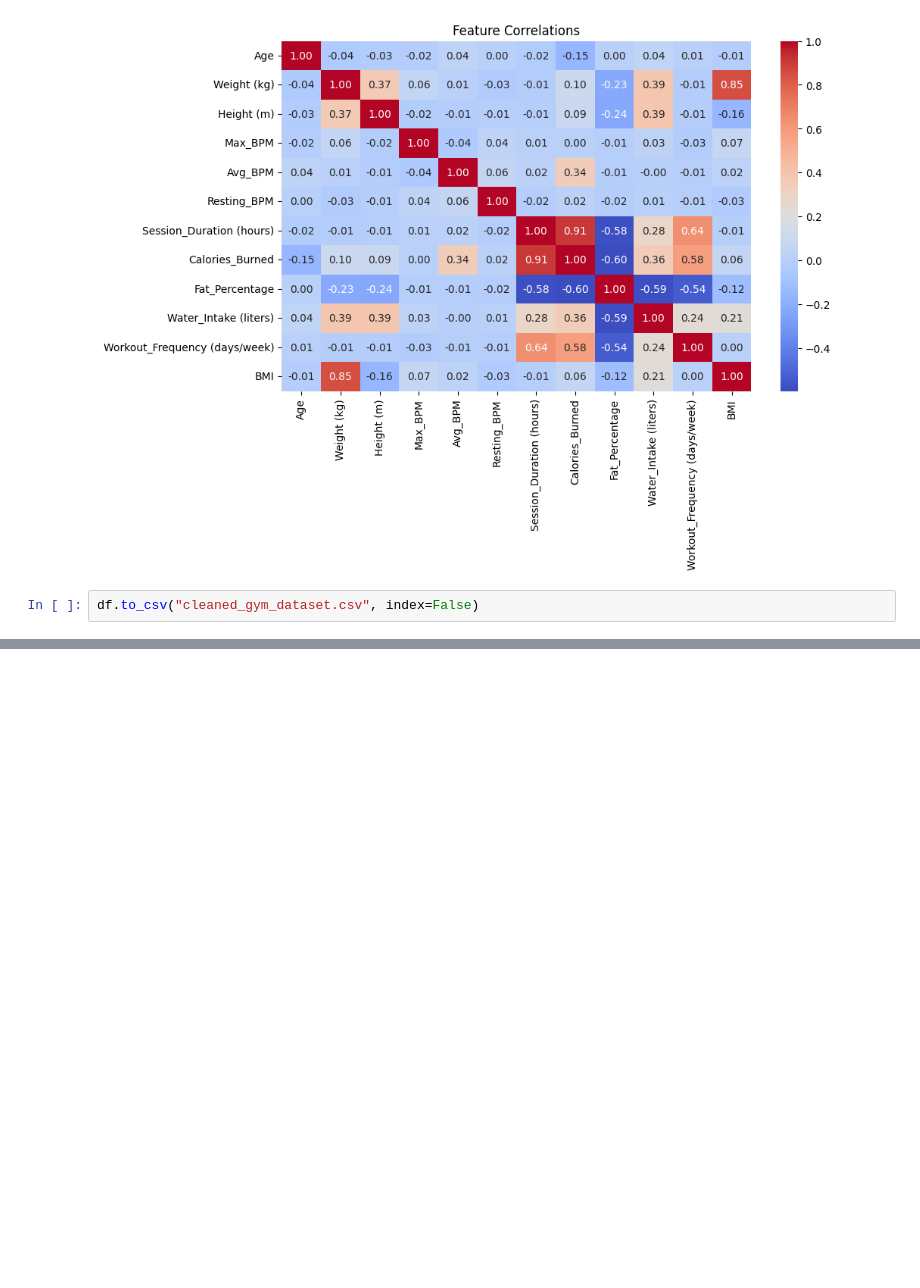
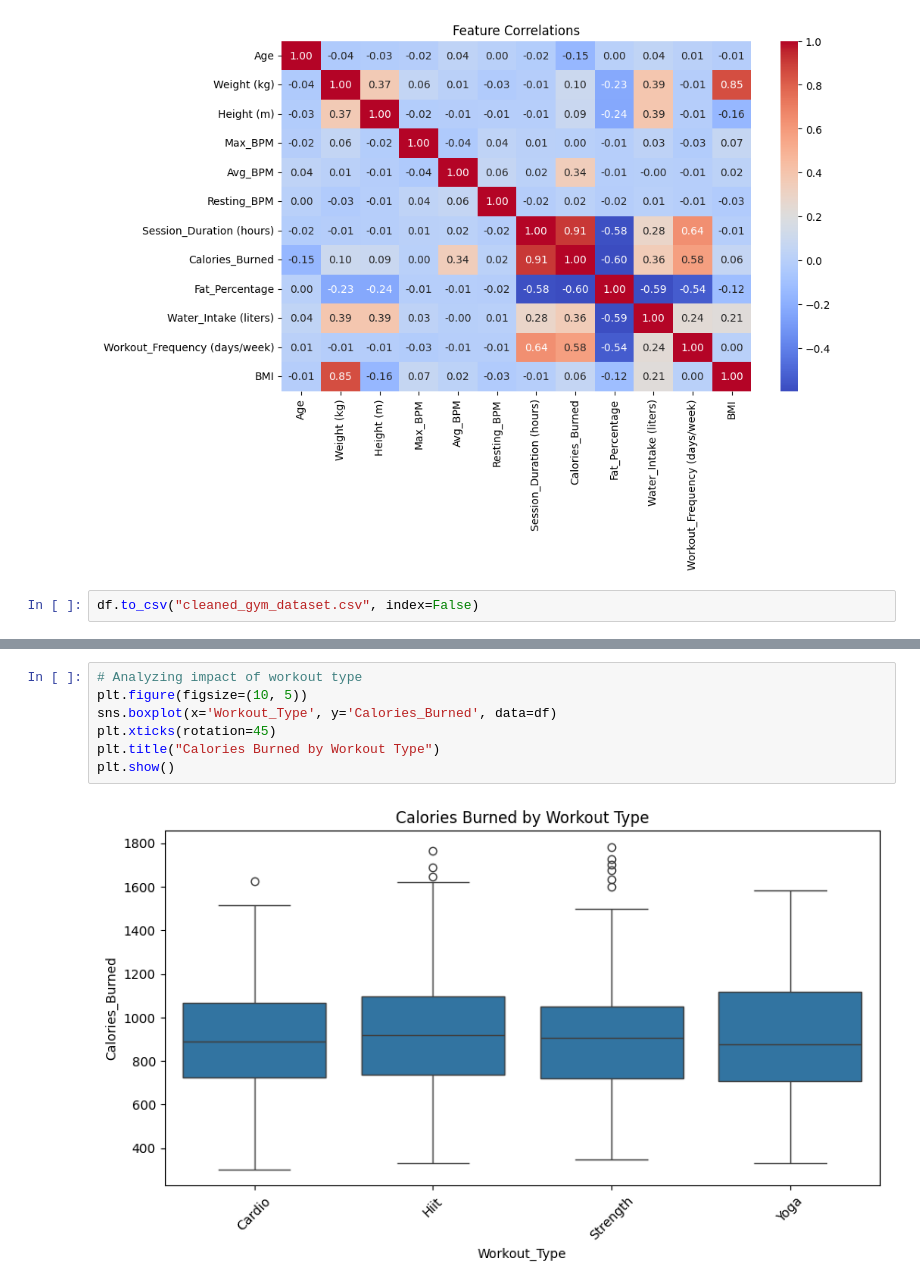
Before and after one commit to SeidaAhmed/Fitness-Analytics-through-Data-Mining-Leveraging-Wearable-Device-Data-, a Jupyter notebook: CIND840_Advanced_Dataanalytics_DataPreprocessing.ipynb, the cells around one changed output, grey strips where cells are left out. Saved outputs shown, nothing was run; the diff lists cells and outputs as text; blank space fills up the shorter version.

```diff
--- a/CIND840_Advanced_Dataanalytics_DataPreprocessing.ipynb
+++ b/CIND840_Advanced_Dataanalytics_DataPreprocessing.ipynb
@@ -176,0 +199,9 @@ df.to_csv("cleaned_gym_dataset.csv", index=False)
+# %%
+# Analyzing impact of workout type
+plt.figure(figsize=(10, 5))
+sns.boxplot(x='Workout_Type', y='Calories_Burned', data=df)
+plt.xticks(rotation=45)
+plt.title("Calories Burned by Workout Type")
+plt.show()
+# %% [output]
+[figure, added]
```
Also changed, not shown: parts of 5 cells of this notebook.
